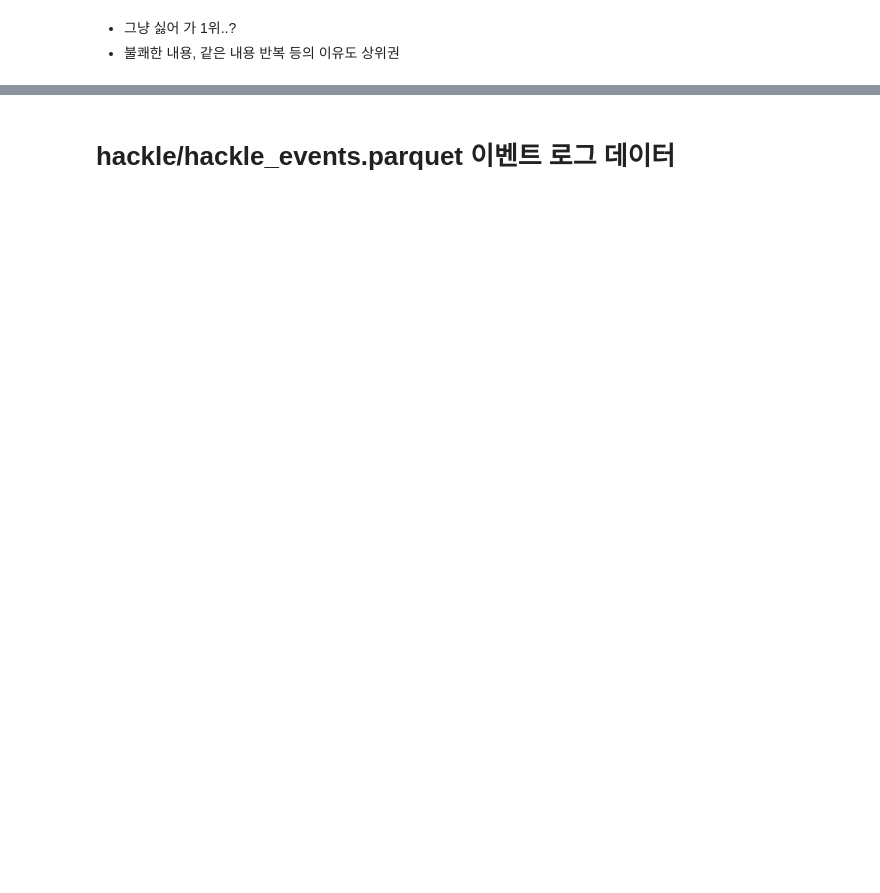
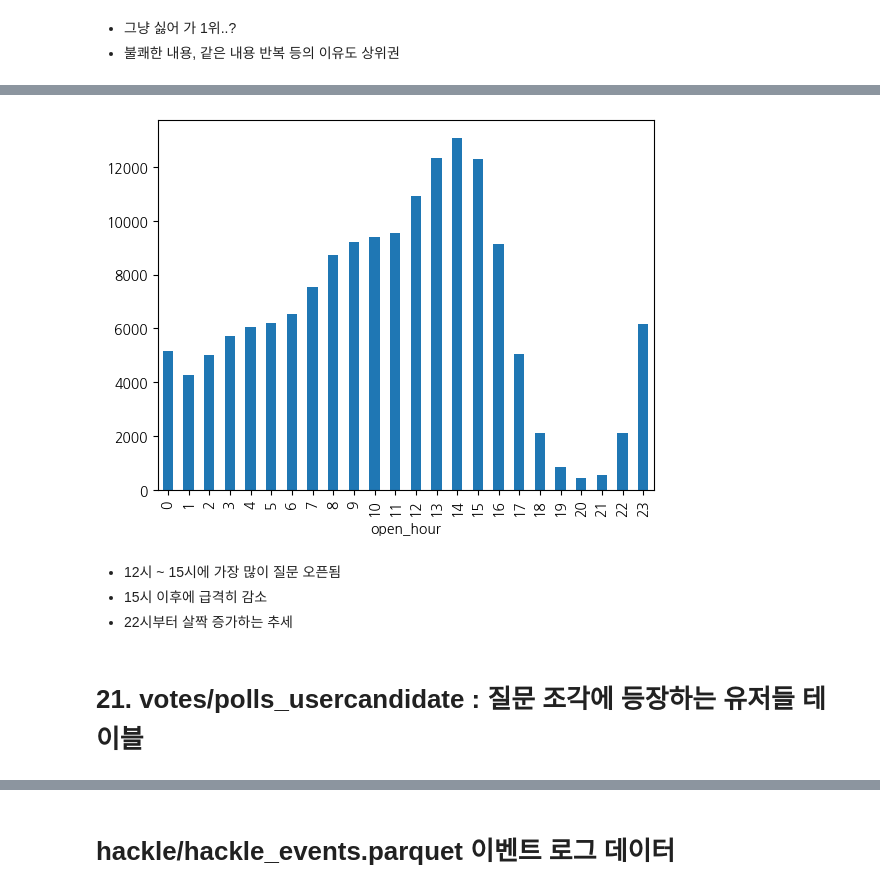
Before and after one commit to seung127/codeit_project, a Jupyter notebook: codeit-project-docker/notebooks/eda.ipynb, the cells around one changed output, grey strips where cells are left out. Saved outputs shown, nothing was run; the diff lists cells and outputs as text; code cells hidden in the pictures; blank space fills up the shorter version.

```diff
--- a/codeit-project-docker/notebooks/eda.ipynb
+++ b/codeit-project-docker/notebooks/eda.ipynb
@@ -843,0 +1886,9 @@ Name: count, dtype: int64
+# %%
+# GCS 파일 경로
+gcs_path = "gs://codeit-project/votes/polls_questionset.parquet"
+# 데이터 불러오기
+polls_questionset_df = pd.read_parquet(gcs_path, storage_options={"token": None})
+
+# 확인
+display(polls_questionset_df.head())
+polls_questionset_df.shape
@@ -843,0 +1953,8 @@ Name: count, dtype: int64
+# %%
+# 질문 오픈 시간대 컬럼 추가
+check_df = polls_questionset_df.copy()
+
+check_df['open_hour'] = check_df['opening_time'].dt.hour
+
+# 시간대별 개수
+check_df['open_hour'].value_counts().sort_index()
@@ -843,0 +1979,11 @@ Name: count, dtype: int64
+# %%
+check_df['open_hour'].value_counts().sort_index().plot(kind = 'bar')
+plt.show()
+# %% [output]
+[figure, added]
+# %% [markdown]
+- 12시 ~ 15시에 가장 많이 질문 오픈됨
+- 15시 이후에 급격히 감소
+- 22시부터 살짝 증가하는 추세
+# %% [markdown]
+# 21. votes/polls_usercandidate : 질문 조각에 등장하는 유저들 테이블
```
Also changed, not shown: parts of 157 cells of this notebook.
